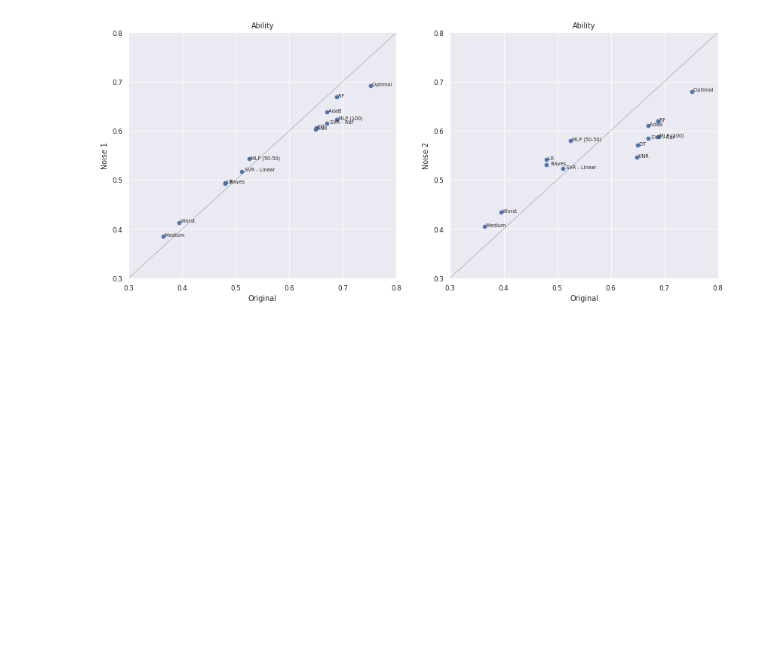
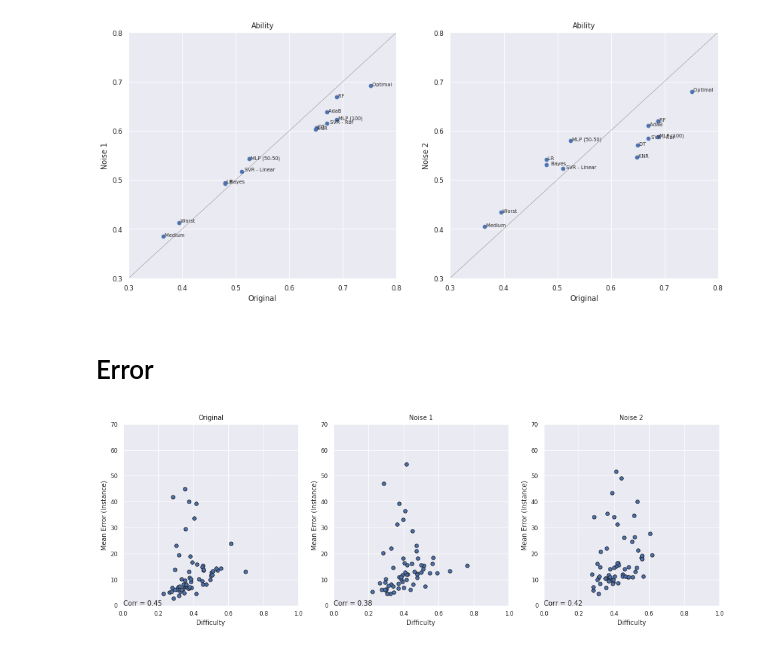
Before and after one commit to jvcm/irt_project, a Jupyter notebook: analysis.ipynb, the cells around one changed output. Saved outputs shown, nothing was run; the diff lists cells and outputs as text; code cells hidden in the pictures; blank space fills up the shorter version.

Commit message:
mae diff noise

```diff
--- a/analysis.ipynb
+++ b/analysis.ipynb
@@ -44,12 +45,18 @@ foldernames
  './Results_IRT/polynomial/noise_14/']
 # %%
 all_files = []
+all_errors = []
 for i, df in enumerate(foldernames):
     path = df
     filenames = glob.glob(path + "/*.csv")
+    file_error = glob.glob(path + "/*.txt")
+    print(file_error)
+
     filenames.sort()
 
     dfs = []
     for filename in filenames:
         dfs.append(pd.read_csv(filename))
+
     all_files.append(dfs)
+    all_errors.append(pd.read_csv(file_error[0]))
@@ -104,7 +115,7 @@ for i, title in enumerate(plot):
         sns.set_context('paper')
         cmap1 = sns.cubehelix_palette(rot=-.5,light=1.5,dark=-.5,as_cmap=True)
 
-        axes[i,j-1].text(x = lim[0], y = lim[0], s='Corr = %.2f' %(all_files[0][2].iloc[:,i].corr(other = all_files[j][2].iloc[:,i])))
+        axes[i,j-1].text(x = lim[0], y = lim[0], s='Corr = %.2f' %(spearmanr(a = all_files[0][2].iloc[:,i], b = all_files[j][2].iloc[:,i])[0]))
         axes[i, j-1].scatter(all_files[0][2].iloc[:,i], all_files[j][2].iloc[:,i], c = np.absolute(all_files[j][3].iloc[:,-1]), cmap = cmap1, edgecolor='k',s=30)
 
         axes[i,j-1].set_xlabel("Original data")
@@ -161,3 +172,20 @@ for i, noisy in enumerate(plts[1:]):
 fig.savefig('./Results_IRT/'+name+'/ability')
 # %% [output]
 [figure]
+# %% [markdown]
+# Error
+# %%
+fig, axes = plt.subplots(1, 3, figsize=(16,5))
+for i, error in enumerate(all_errors):
+    mean_error = error.mean(axis = 1)
+    diff = all_files[i][2].iloc[:,0]
+    axes[i].scatter(diff,mean_error, edgecolor='k',s=30)
+    axes[i].text(x = 0, y = 0, s='Corr = %.2f' %(spearmanr(a = diff, b = mean_error)[0]), fontsize=10)
+    axes[i].set_xlabel('Difficulty')
+    axes[i].set_ylabel('Mean Error (Instance)')
+    axes[i].set_xlim([0,1])
+    axes[i].set_ylim([0, 70])
+    axes[i].set_title(plts[i])
+fig.savefig('./Results_IRT/'+name+'/diff_error')
+# %% [output]
+[figure, added]
```
Also changed, not shown: parts of 3 cells of this notebook, 3 other files.
